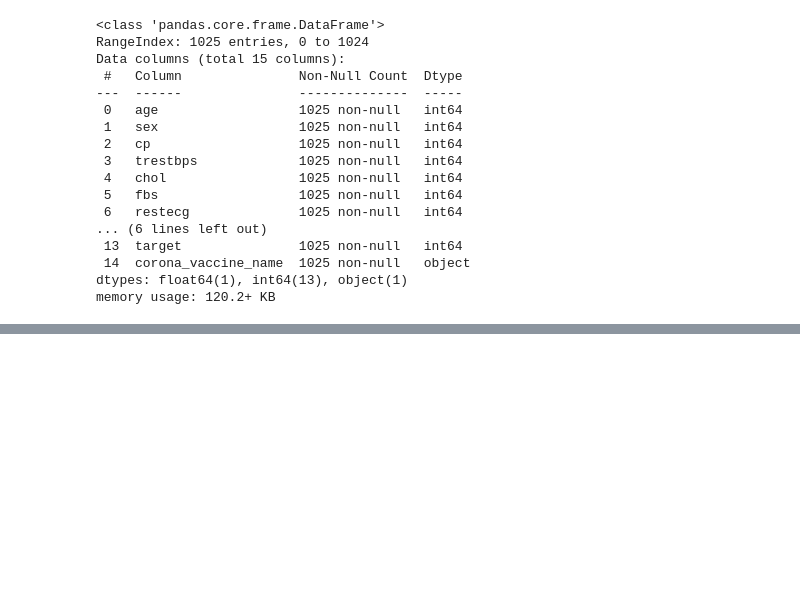
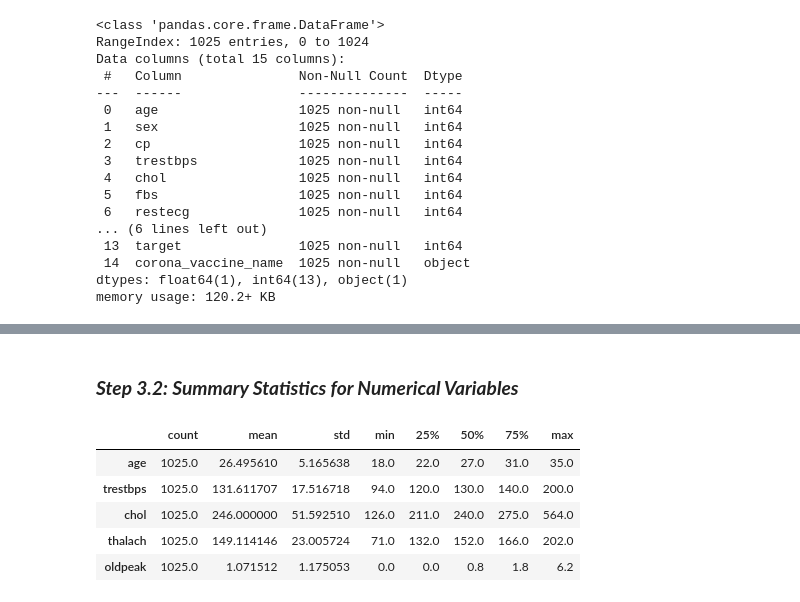
Before and after one commit to Mihishi/sca-supervised-prediction-model, a Jupyter notebook: sudden_cardiac_arrest.ipynb, the cells around one changed output, grey strips where cells are left out. Drawn from its saved outputs; the diff is of its cells as text; code cells hidden in the pictures; blank space fills up the shorter version.

```diff
--- a/sudden_cardiac_arrest.ipynb
+++ b/sudden_cardiac_arrest.ipynb
@@ -59,0 +109,12 @@ memory usage: 120.2+ KB
+# %% [markdown]
+### ***Step 3.2: Summary Statistics for Numerical Variables***
+# %%
+#Check statistical values for fields with numerical datatype
+sca_df.describe().T
+# %% [output]
+|  | count | mean | std | min | 25% | 50% | 75% | max |
+| age | 1025.0 | 26.495610 | 5.165638 | 18.0 | 22.0 | 27.0 | 31.0 | 35.0 |
+| trestbps | 1025.0 | 131.611707 | 17.516718 | 94.0 | 120.0 | 130.0 | 140.0 | 200.0 |
+| chol | 1025.0 | 246.000000 | 51.592510 | 126.0 | 211.0 | 240.0 | 275.0 | 564.0 |
+| thalach | 1025.0 | 149.114146 | 23.005724 | 71.0 | 132.0 | 152.0 | 166.0 | 202.0 |
+| oldpeak | 1025.0 | 1.071512 | 1.175053 | 0.0 | 0.0 | 0.8 | 1.8 | 6.2 |
```
Also changed, not shown: parts of 6 cells of this notebook.
